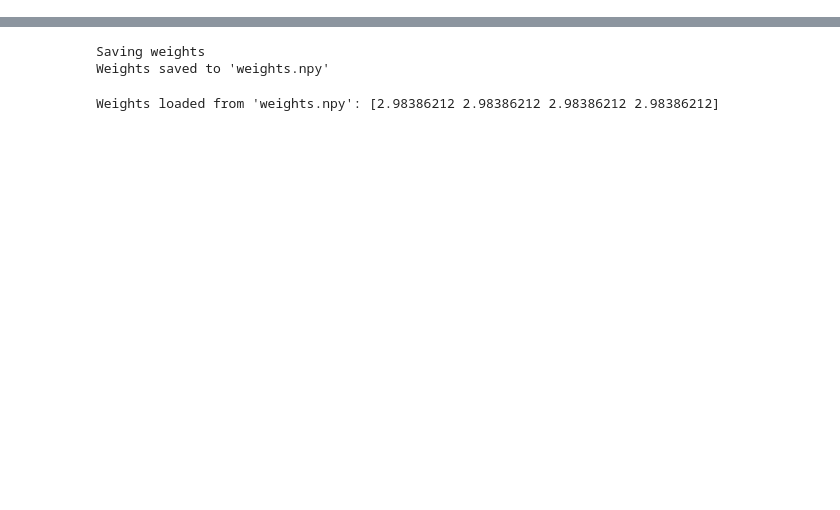
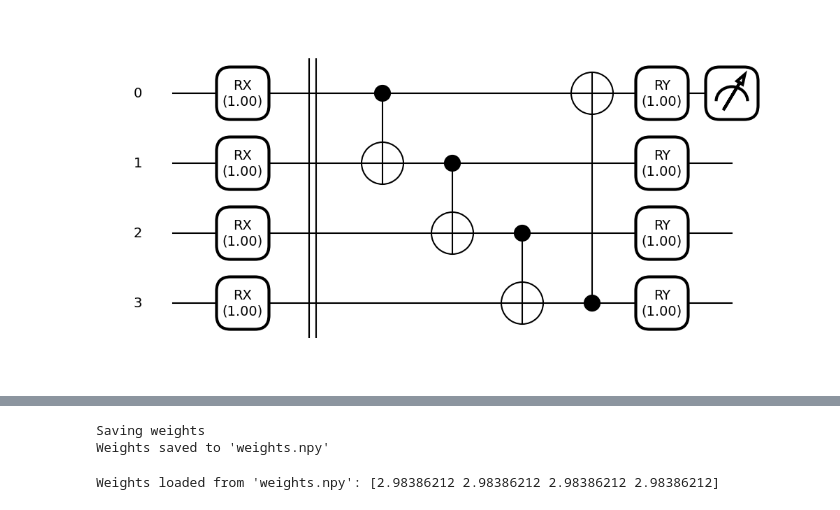
Before and after one commit to NicolaAssolini98/Abstract-VQC, a Jupyter notebook: 1_iris_mediumVQC/training_notebook.ipynb, the cells around one changed output, grey strips where cells are left out. Saved outputs shown, nothing was run; the diff lists cells and outputs as text; code cells hidden in the pictures; blank space fills up the shorter version.

```diff
--- a/1_iris_mediumVQC/training_notebook.ipynb
+++ b/1_iris_mediumVQC/training_notebook.ipynb
@@ -114,0 +47,7 @@ Weights are:  [2.98386212 2.98386212 2.98386212 2.98386212]
+# %%
+vqc = concrete_VQC(data=np.ones(4), weights=np.ones(4))
+qml.draw_mpl(vqc.circuit,decimals=2)()
+plt.savefig("CCQC_iris.pdf", format='pdf')
+plt.show()
+# %% [output]
+[figure, added]
```
Also changed, not shown: parts of 2 cells of this notebook, 5 other files.
